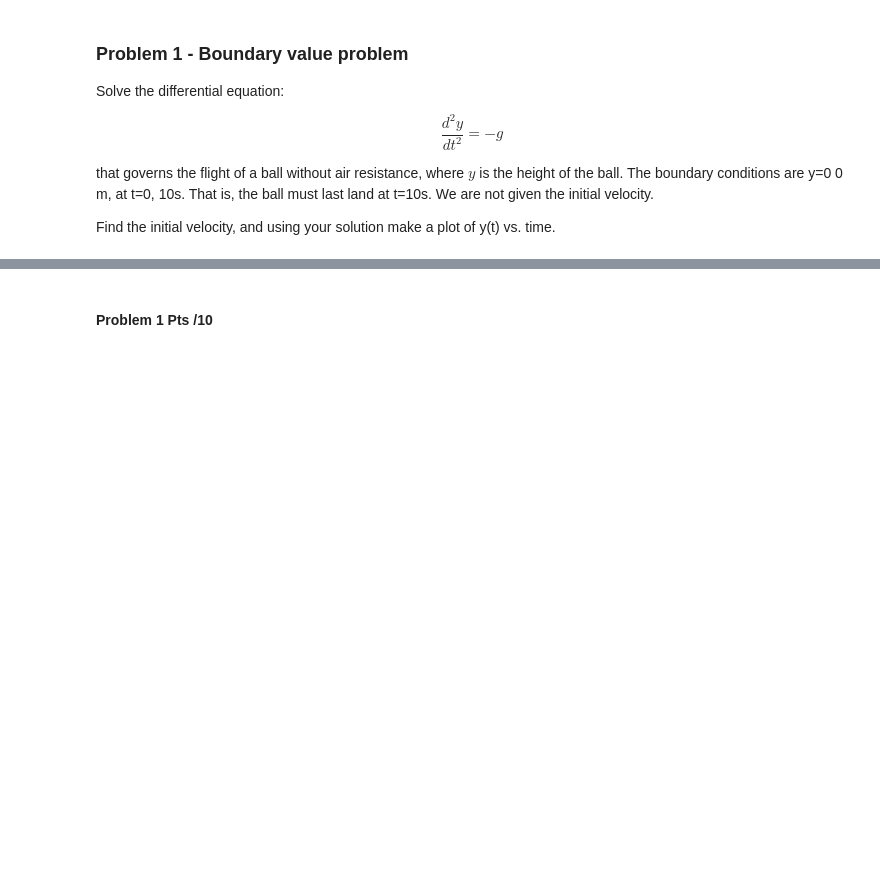
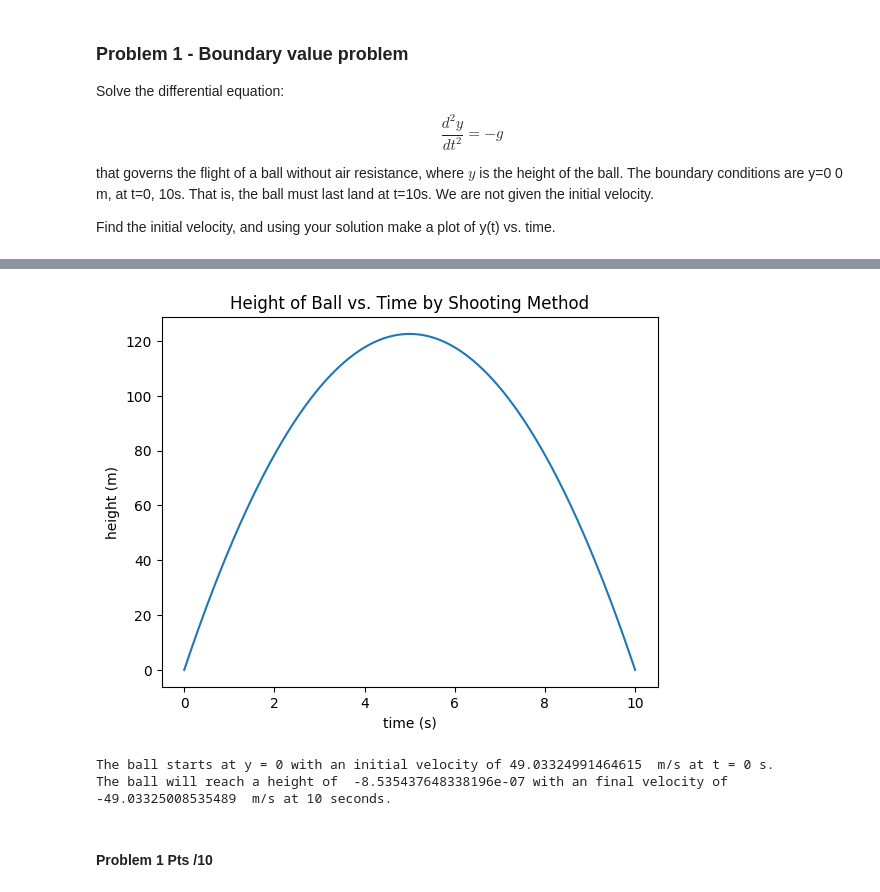
Before and after one commit to AcamaroCutcher/Computational-Physics, a Jupyter notebook: Homework/Homework7/hw7_notebook_2026.ipynb, the cells around one changed output, grey strips where cells are left out. Cells and saved outputs as stored; diff of their text form; code cells hidden in the pictures; blank space fills up the shorter version.

```diff
--- a/Homework/Homework7/hw7_notebook_2026.ipynb
+++ b/Homework/Homework7/hw7_notebook_2026.ipynb
@@ -26,3 +47,76 @@ Error:
+# %%
+# problem 1 code
+import numpy as np
+import matplotlib.pyplot as plt
+from scipy.constants import g
+
+mim_error = 1e-5
+
+def rk4(f, t_start, t_end, N_steps, r0):
+
+    h = (t_end - t_start)/N_steps
+    time_steps = np.arange(t_start, t_end + h, h)
+
+    r_approx = np.zeros((N_steps+1, 2)) # 2D array of zeros N_steps x 2
+    r_approx[0]  = r0
+
+    for i in range(1, time_steps.shape[0]):
+
+        t = time_steps[i-1]
+        r = r_approx[i-1]
+
+        k_1 = h * f(r,t)
+        k_2 = h * f(r + 1/2*k_1, t + 1/2 * h)
+        k_3 = h * f(r + 1/2*k_2, t + 1/2 * h)
+        k_4 = h * f(r + k_3, t + h)
+        r_approx[i] = r + 1/6*(k_1 + 2 * k_2 + 2 * k_3 + k_4)
+
+    return time_steps, r_approx
+
+def f(r,t):
+  v = r[1]
+  return np.array([v, -g])
+
+def binary(f, v_start, v_end, y0):
+  N_steps = 1000
+  t_start = 0
+  t_end = 10
+
+  v_mid = (v_start + v_end)/2
+
+  r0 = np.array([y0, v_mid])
+
+  time_steps, r_approx = rk4(f, t_start, t_end, N_steps, r0)
+  y_mid = r_approx[-1,0]
+
+  if(np.abs(y_mid) < mim_error):
+    return time_steps, r_approx, v_mid
+  else:
+    if(y_mid > 0):
+      return binary(f, v_start, v_mid, y0)
+    else:
+      return binary(f, v_mid, v_end, y0)
+
+
+def display():
+
+  time_steps, r_approx, v0 = binary(f, 0, 100, 0)
+
+  plt.plot(time_steps, r_approx[:,0])
+  plt.xlabel('time (s)')
+  plt.ylabel('height (m)')
+  plt.title('Height of Ball vs. Time by Shooting Method')
+  plt.show()
+  print("The ball starts at y = 0 with an initial velocity of", v0, " m/s at t = 0 s.")
+  print("The ball will reach a height of ", r_approx[-1][0], "with an final velocity of", r_approx[-1][1], " m/s at 10 seconds.")
+
+
+
+display()
+# %% [output]
+[figure, added]
+The ball starts at y = 0 with an initial velocity of 49.03324991464615  m/s at t = 0 s.
+The ball will reach a height of  -8.535437648338196e-07 with an final velocity of -49.03325008535489  m/s at 10 seconds.
 # %% [markdown]
 #### Problem 1 Pts /10
 # %% [markdown]
```
Also changed, not shown: parts of 2 cells of this notebook.
